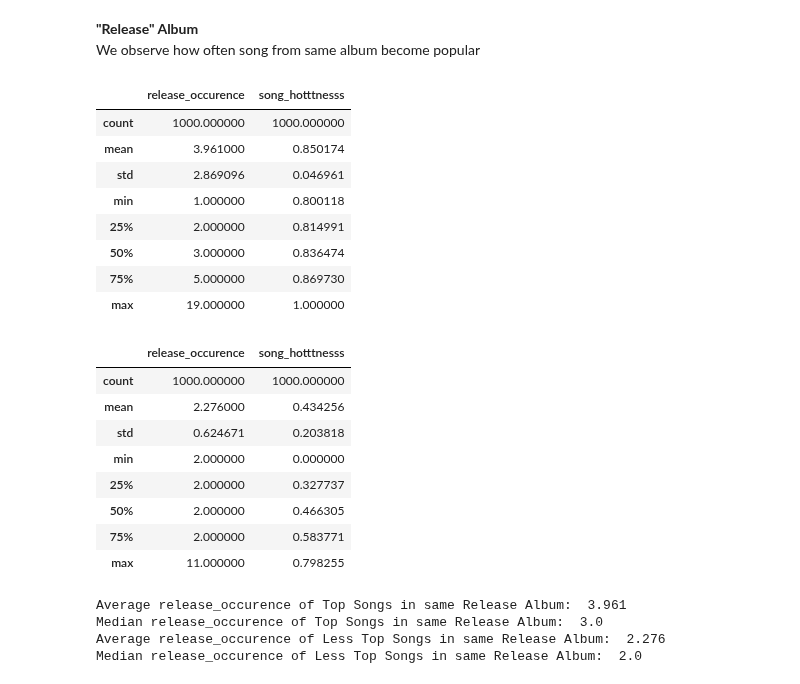
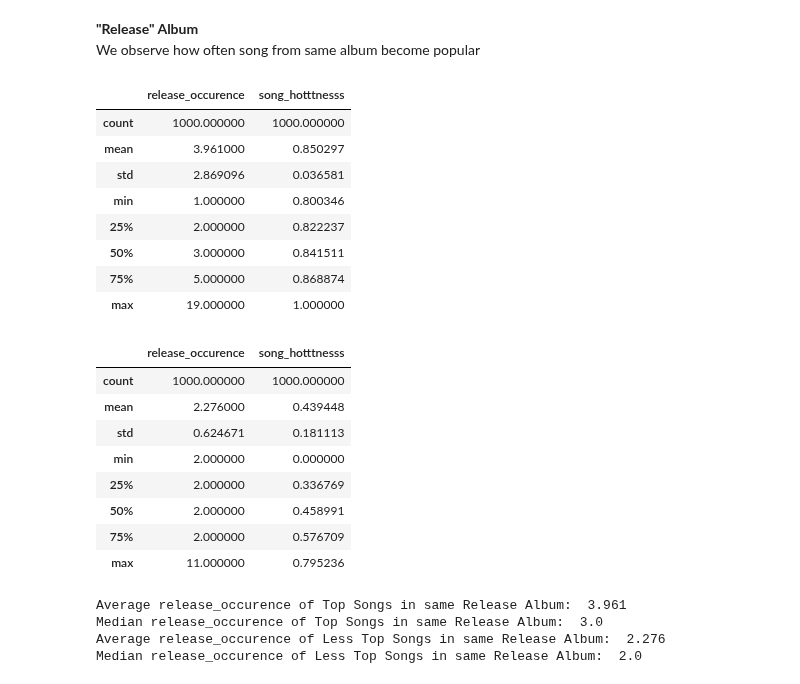
Before and after one commit to sanadhis/ADA-2017, a Jupyter notebook: project/Question1.ipynb, the cells around one changed output. Drawn from its saved outputs; the diff is of its cells as text; code cells hidden in the pictures.

```diff
--- a/project/Question1.ipynb
+++ b/project/Question1.ipynb
@@ -636,20 +636,24 @@ number_features   = df_msd_2.columns.difference(discrete_features)
 # %%
 # Release occurences for popular songs
 df_msd_top_release = copy_dataframe(df_msd_2_top)
 df_msd_top_release["release_occurence"] = df_msd_top_release.groupby(["release"])["release"].transform('count')
 df_msd_top_release = df_msd_top_release.reset_index()
 
-top_release = df_msd_top_release[["release_occurence","release", "song_hotttnesss"]].groupby("release").first().sort_values(["release_occurence"],ascending=False).head(1000)
+top_release = df_msd_top_release[["release_occurence","release", "song_hotttnesss"]] \
+                .groupby("release") \
+                .agg('mean') \
+                .sort_values(["release_occurence"],ascending=False) \
+                .head(1000)
 top_release.describe()
 # %% [output]
 |  | release_occurence | song_hotttnesss |
 | count | 1000.000000 | 1000.000000 |
-| mean | 3.961000 | 0.850174 |
-| std | 2.869096 | 0.046961 |
-| min | 1.000000 | 0.800118 |
-| 25% | 2.000000 | 0.814991 |
-| 50% | 3.000000 | 0.836474 |
-| 75% | 5.000000 | 0.869730 |
+| mean | 3.961000 | 0.850297 |
+| std | 2.869096 | 0.036581 |
+| min | 1.000000 | 0.800346 |
+| 25% | 2.000000 | 0.822237 |
+| 50% | 3.000000 | 0.841511 |
+| 75% | 5.000000 | 0.868874 |
 | max | 19.000000 | 1.000000 |
 # %%
 # Release occurences for less songs
@@ -657,18 +661,22 @@ df_msd_less_release = copy_dataframe(df_msd_2_less)
 df_msd_less_release["release_occurence"] = df_msd_less_release.groupby(["release"])["release"].transform('count')
 df_msd_less_release = df_msd_less_release.reset_index()
 
-less_release = df_msd_less_release[["release_occurence","release", "song_hotttnesss"]].groupby("release").first().sort_values(["release_occurence"],ascending=False).head(1000)
+less_release = df_msd_less_release[["release_occurence","release", "song_hotttnesss"]] \
+                .groupby("release") \
+                .agg('mean') \
+                .sort_values(["release_occurence"],ascending=False) \
+                .head(1000)
 less_release.describe()
 # %% [output]
 |  | release_occurence | song_hotttnesss |
 | count | 1000.000000 | 1000.000000 |
-| mean | 2.276000 | 0.434256 |
-| std | 0.624671 | 0.203818 |
+| mean | 2.276000 | 0.439448 |
+| std | 0.624671 | 0.181113 |
 | min | 2.000000 | 0.000000 |
-| 25% | 2.000000 | 0.327737 |
-| 50% | 2.000000 | 0.466305 |
-| 75% | 2.000000 | 0.583771 |
-| max | 11.000000 | 0.798255 |
+| 25% | 2.000000 | 0.336769 |
+| 50% | 2.000000 | 0.458991 |
+| 75% | 2.000000 | 0.576709 |
+| max | 11.000000 | 0.795236 |
 # %%
 # Plot 2 x 1
 fig, (ax1, ax2) = plt.subplots(ncols=2, sharey=True)
```
Also changed, not shown: parts of 9 cells of this notebook.
